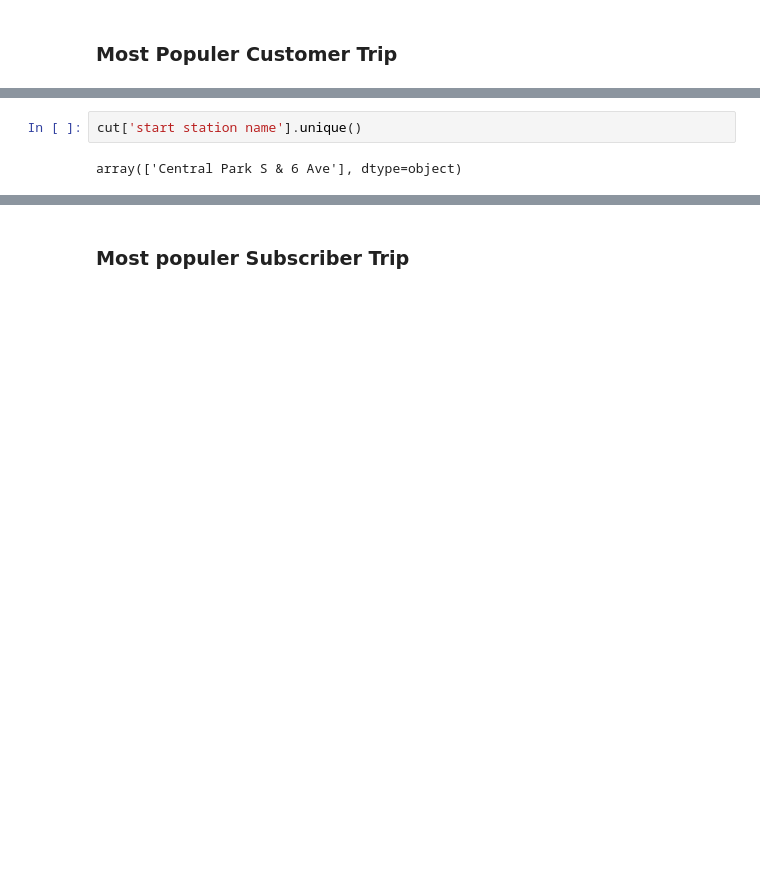
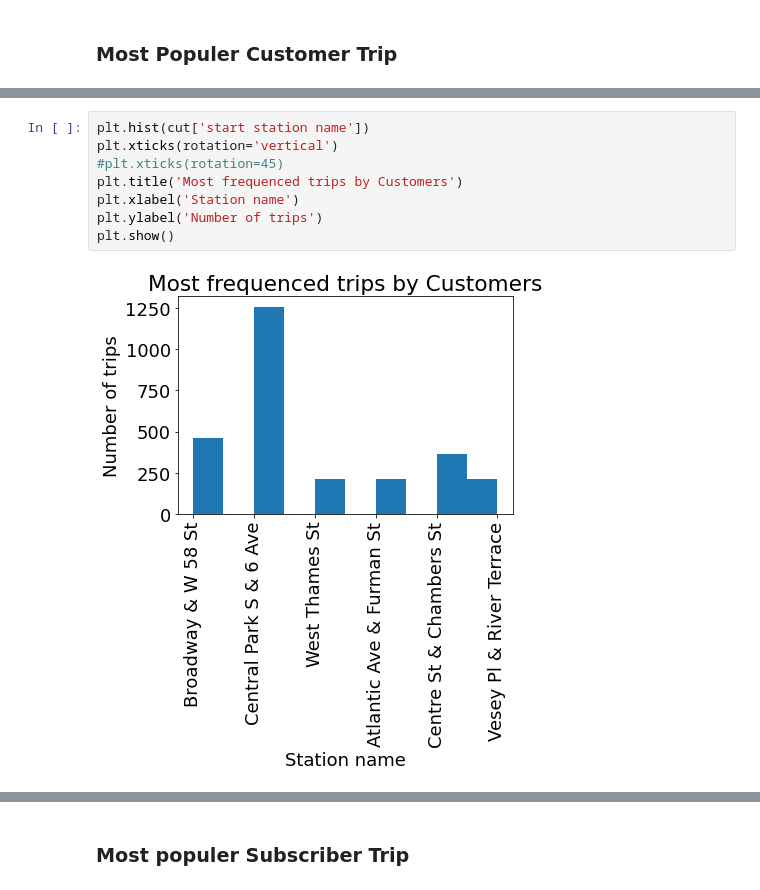
Before and after one commit to poojasaxena/machinelearning_case_studies, a Jupyter notebook: nyc_bikesharing/nyc-bike-studies_2022.ipynb, the cells around one changed output, grey strips where cells are left out. Cells and saved outputs as stored; diff of their text form; blank space fills up the shorter version.

```diff
--- a/nyc_bikesharing/nyc-bike-studies_2022.ipynb
+++ b/nyc_bikesharing/nyc-bike-studies_2022.ipynb
@@ -769,5 +748,11 @@ cut=df_bike[df_bike['usertype']=='Customer'].groupby(['start station name', 'end
 # %%
-cut['start station name'].unique()
+plt.hist(cut['start station name'])
+plt.xticks(rotation='vertical')
+#plt.xticks(rotation=45)
+plt.title('Most frequenced trips by Customers')
+plt.xlabel('Station name')
+plt.ylabel('Number of trips')
+plt.show()
 # %% [output]
-array(['Central Park S & 6 Ave'], dtype=object)
+[figure, added]
 # %%
```
Also changed, not shown: parts of 51 cells of this notebook.
